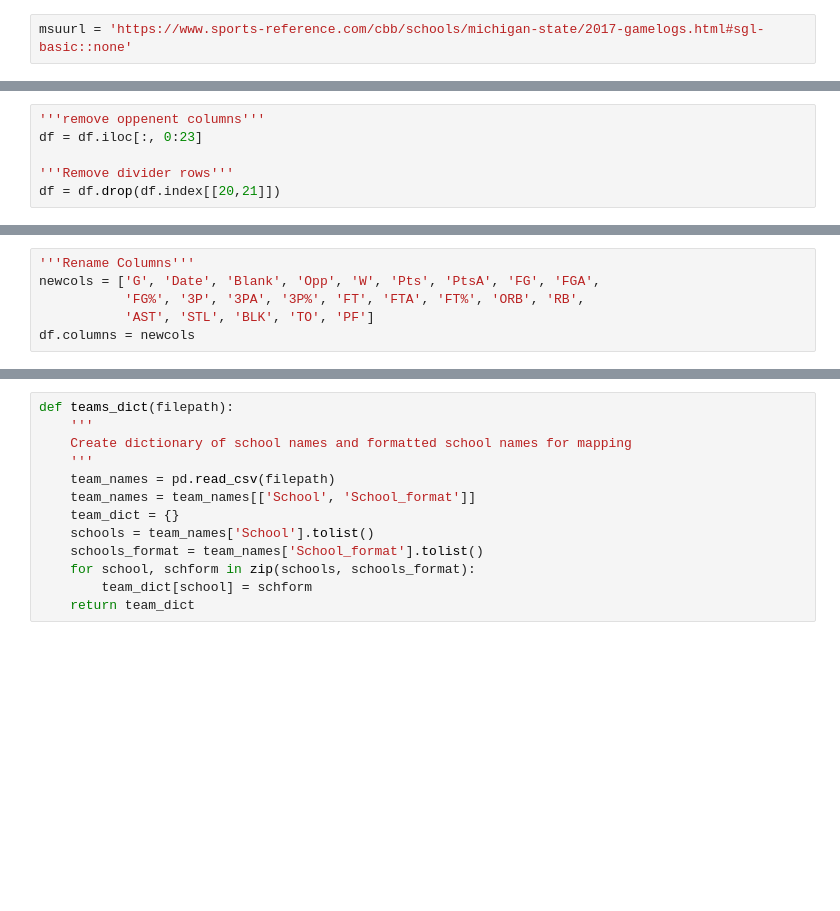
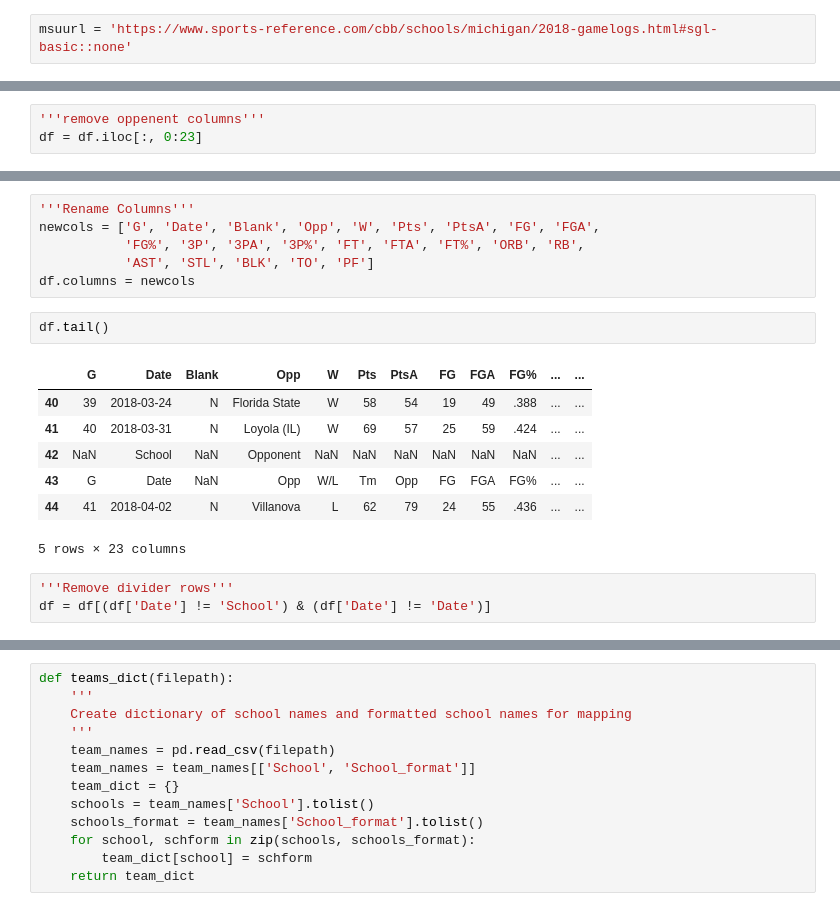
Before and after one commit to scostello28/Bracket-Buster, a Jupyter notebook: notebooks/data_cleaning.ipynb, the cells around one changed output, grey strips where cells are left out. Drawn from its saved outputs; the diff is of its cells as text; blank space fills up the shorter version.

```diff
--- a/notebooks/data_cleaning.ipynb
+++ b/notebooks/data_cleaning.ipynb
@@ -2,13 +2,10 @@
 import pandas as pd
 import numpy as np
 # %%
-msuurl = 'https://www.sports-reference.com/cbb/schools/michigan-state/2017-gamelogs.html#sgl-basic::none'
+msuurl = 'https://www.sports-reference.com/cbb/schools/michigan/2018-gamelogs.html#sgl-basic::none'
 # %%
 '''Read team gamelog'''
 df = pd.read_html(msuurl)[0]
 # %%
 '''remove oppenent columns'''
 df = df.iloc[:, 0:23]
-
-'''Remove divider rows'''
-df = df.drop(df.index[[20,21]])
@@ -32,3 +38,16 @@ newcols = ['G', 'Date', 'Blank', 'Opp', 'W', 'Pts', 'PtsA', 'FG', 'FGA',
            'FG%', '3P', '3PA', '3P%', 'FT', 'FTA', 'FT%', 'ORB', 'RB',
            'AST', 'STL', 'BLK', 'TO', 'PF']
 df.columns = newcols
+# %%
+df.tail()
+# %% [output]
+|  | G | Date | Blank | Opp | W | Pts | PtsA | FG | FGA | FG% | ... | ... |
+| 40 | 39 | 2018-03-24 | N | Florida State | W | 58 | 54 | 19 | 49 | .388 | ... | ... |
+| 41 | 40 | 2018-03-31 | N | Loyola (IL) | W | 69 | 57 | 25 | 59 | .424 | ... | ... |
+| 42 | NaN | School | NaN | Opponent | NaN | NaN | NaN | NaN | NaN | NaN | ... | ... |
+| 43 | G | Date | NaN | Opp | W/L | Tm | Opp | FG | FGA | FG% | ... | ... |
+| 44 | 41 | 2018-04-02 | N | Villanova | L | 62 | 79 | 24 | 55 | .436 | ... | ... |
+5 rows × 23 columns
+# %%
+'''Remove divider rows'''
+df = df[(df['Date'] != 'School') & (df['Date'] != 'Date')]
```
Also changed, not shown: parts of 10 cells of this notebook, 22 other files.
